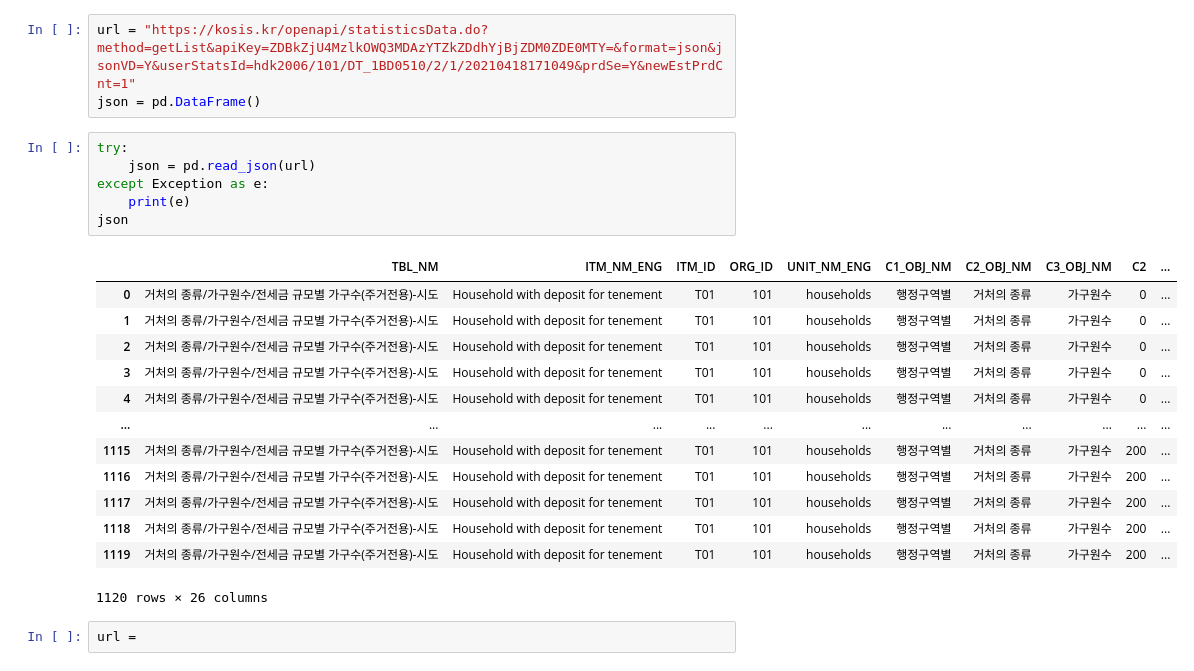
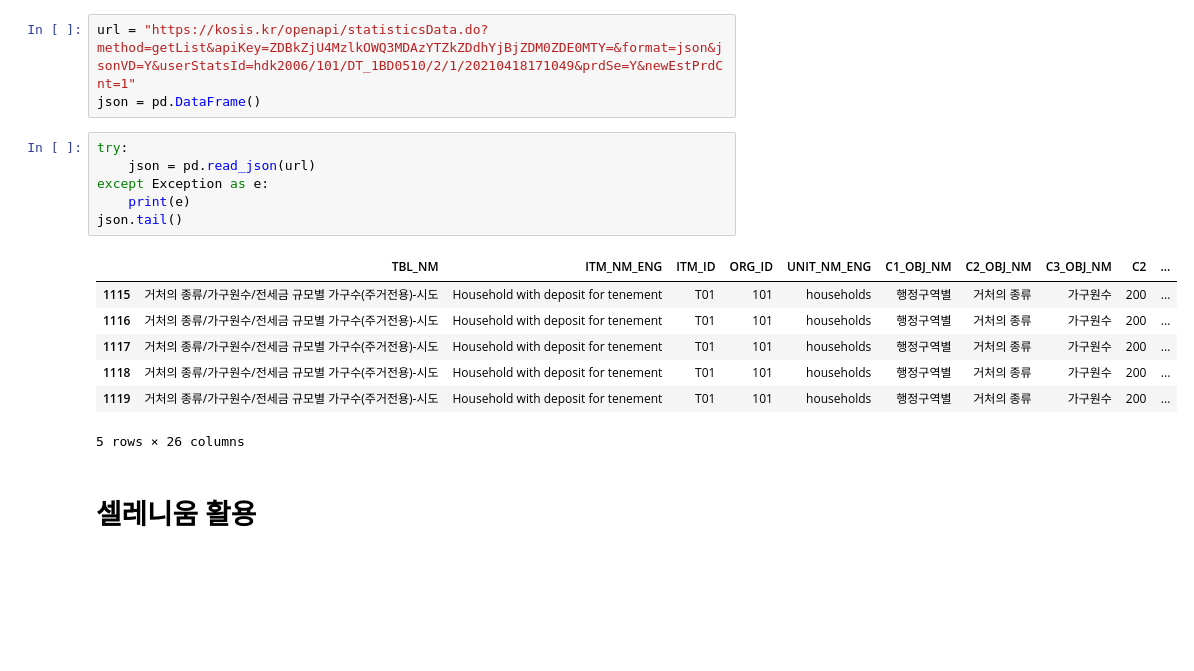
Before and after one commit to HongDonkey/Python, a Jupyter notebook: Session04 - 외부연동 데이터 수집/Untitled.ipynb, the cells around one changed output. Cells and saved outputs as stored; diff of their text form; blank space fills up the shorter version.

```diff
--- a/Session04 - 외부연동 데이터 수집/Untitled.ipynb
+++ b/Session04 - 외부연동 데이터 수집/Untitled.ipynb
@@ -507,22 +507,16 @@ json = pd.DataFrame()
 # %%
 try:
     json = pd.read_json(url)
 except Exception as e:
     print(e)
-json
+json.tail()
 # %% [output]
 |  | TBL_NM | ITM_NM_ENG | ITM_ID | ORG_ID | UNIT_NM_ENG | C1_OBJ_NM | C2_OBJ_NM | C3_OBJ_NM | C2 | ... |
-| 0 | 거처의 종류/가구원수/전세금 규모별 가구수(주거전용)-시도 | Household with deposit for tenement | T01 | 101 | households | 행정구역별 | 거처의 종류 | 가구원수 | 0 | ... |
-| 1 | 거처의 종류/가구원수/전세금 규모별 가구수(주거전용)-시도 | Household with deposit for tenement | T01 | 101 | households | 행정구역별 | 거처의 종류 | 가구원수 | 0 | ... |
-| 2 | 거처의 종류/가구원수/전세금 규모별 가구수(주거전용)-시도 | Household with deposit for tenement | T01 | 101 | households | 행정구역별 | 거처의 종류 | 가구원수 | 0 | ... |
-| 3 | 거처의 종류/가구원수/전세금 규모별 가구수(주거전용)-시도 | Household with deposit for tenement | T01 | 101 | households | 행정구역별 | 거처의 종류 | 가구원수 | 0 | ... |
-| 4 | 거처의 종류/가구원수/전세금 규모별 가구수(주거전용)-시도 | Household with deposit for tenement | T01 | 101 | households | 행정구역별 | 거처의 종류 | 가구원수 | 0 | ... |
-| ... | ... | ... | ... | ... | ... | ... | ... | ... | ... | ... |
 | 1115 | 거처의 종류/가구원수/전세금 규모별 가구수(주거전용)-시도 | Household with deposit for tenement | T01 | 101 | households | 행정구역별 | 거처의 종류 | 가구원수 | 200 | ... |
 | 1116 | 거처의 종류/가구원수/전세금 규모별 가구수(주거전용)-시도 | Household with deposit for tenement | T01 | 101 | households | 행정구역별 | 거처의 종류 | 가구원수 | 200 | ... |
 | 1117 | 거처의 종류/가구원수/전세금 규모별 가구수(주거전용)-시도 | Household with deposit for tenement | T01 | 101 | households | 행정구역별 | 거처의 종류 | 가구원수 | 200 | ... |
 | 1118 | 거처의 종류/가구원수/전세금 규모별 가구수(주거전용)-시도 | Household with deposit for tenement | T01 | 101 | households | 행정구역별 | 거처의 종류 | 가구원수 | 200 | ... |
 | 1119 | 거처의 종류/가구원수/전세금 규모별 가구수(주거전용)-시도 | Household with deposit for tenement | T01 | 101 | households | 행정구역별 | 거처의 종류 | 가구원수 | 200 | ... |
-1120 rows × 26 columns
+5 rows × 26 columns
-# %%
-url =
+# %% [markdown]
+# 셀레니움 활용
```
Also changed, not shown: parts of 1 cell of this notebook, 5 other files.
